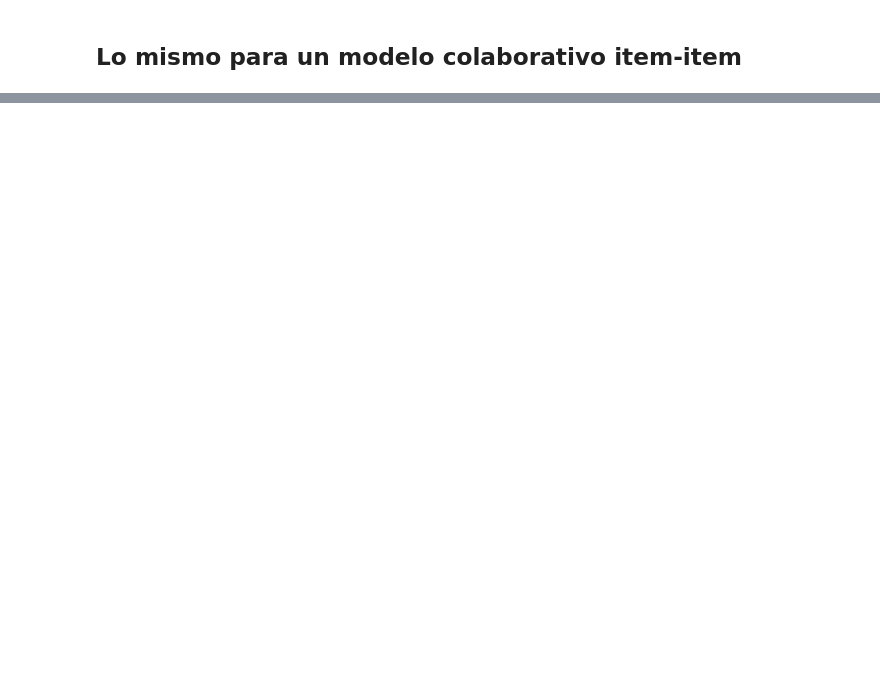
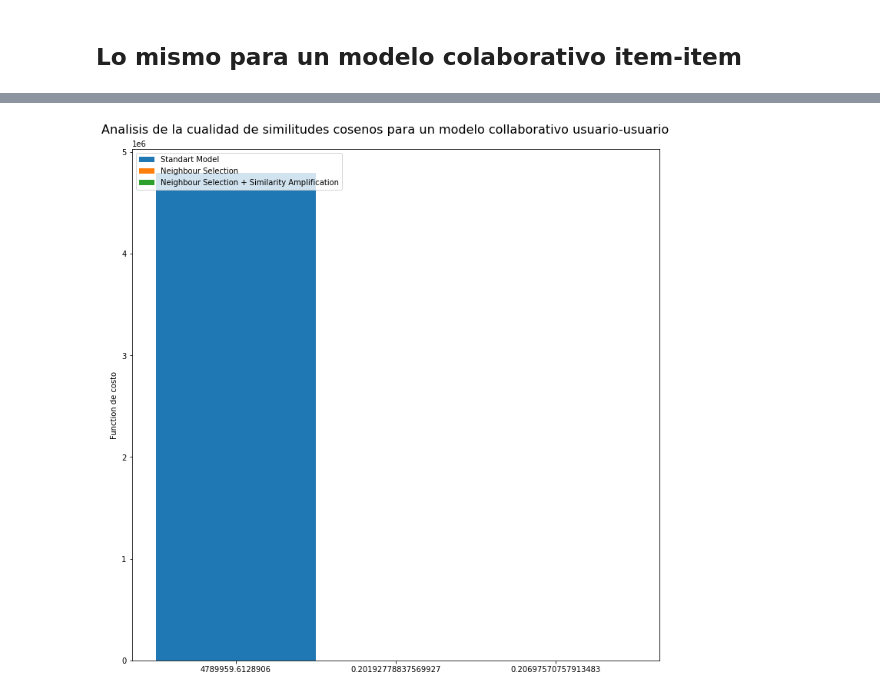
Before and after one commit to Acuzou/Taller1-SistemasDeRecomendacion, a Jupyter notebook: SDR_Taller1.ipynb, the cells around one changed output, grey strips where cells are left out. Saved outputs shown, nothing was run; the diff lists cells and outputs as text; code cells hidden in the pictures; blank space fills up the shorter version.

```diff
--- a/SDR_Taller1.ipynb
+++ b/SDR_Taller1.ipynb
@@ -441,0 +550,35 @@ tiempo2, funcion_costo2 = funcion_costo(5, 5, better_prediccion, similitudes)
+# %%
+def mejor_prediccion2(i, j, mu, sim, index_model):
+    '''Like better_prediccion1 but with a strategy of ponderation of McLaughlin'''
+
+    #Use make case amplification of very similar neighbors
+    #The threshold to select very similar neighbors is when neighbors have more than 150 items in common
+    #Alpha = 150 encontra empiricamente para modelo usuario-usuario
+    alpha = 0
+
+    if(index_model == 0):
+        alpha = 150
+    else:
+        alpha = 3
+
+    mejor_sim = []
+
+    nb_user = len(mu)
+    nb_item = len(mu[0])
+
+    sim_copy = [list(s) for s in sim]
+
+    for k in range(1, nb_user):
+
+        nb_common_item = 0
+        for l in range(nb_item):
+            if(mu[k][l] != 0.):
+                nb_common_item += 1
+
+        mejor_sim_value = max(nb_common_item, alpha)*sim[k-1][0] / alpha
+        mejor_sim.append([mejor_sim_value, sim[k-1][1]])
+
+    pred =  mejor_prediccion1(i, j, mu, mejor_sim, index_model)
+
+
+    return pred
@@ -521,2 +815,2 @@ def prediccion2(i, j, mu, sim):
 # %%
-tiempo3, funcion_costo3 = funcion_costo(5, 5, prediccion2, similitudes)
+tiempo4, funcion_costo4 = funcion_costo(1, 5, prediccion, similitudes, 1)
@@ -522,0 +835,3 @@ tiempo3, funcion_costo3 = funcion_costo(5, 5, prediccion2, similitudes)
+# %%
+#Parametrize N = 1000 for the number of neighbour considered
+tiempo5, funcion_costo5 = funcion_costo(1, 5, mejor_prediccion1, similitudes, 1)
@@ -522,0 +856,3 @@ tiempo3, funcion_costo3 = funcion_costo(5, 5, prediccion2, similitudes)
+# %%
+#Parametrize alpha = 3 for the number of user in common
+tiempo6, funcion_costo6 = funcion_costo(1, 5, mejor_prediccion2, similitudes, 1)
@@ -522,0 +877,4 @@ tiempo3, funcion_costo3 = funcion_costo(5, 5, prediccion2, similitudes)
+# %%
+muestra(funcion_costo4, funcion_costo5, funcion_costo6)
+# %% [output]
+[figure, added]
```
Also changed, not shown: parts of 32 cells of this notebook.
